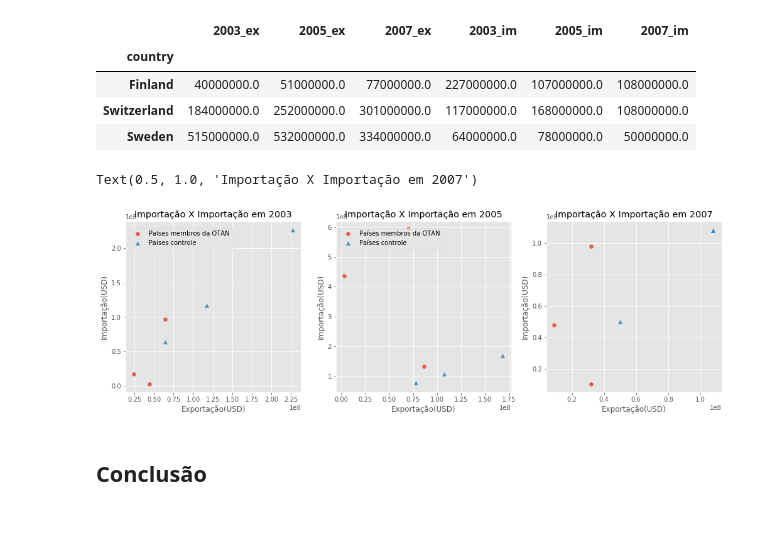
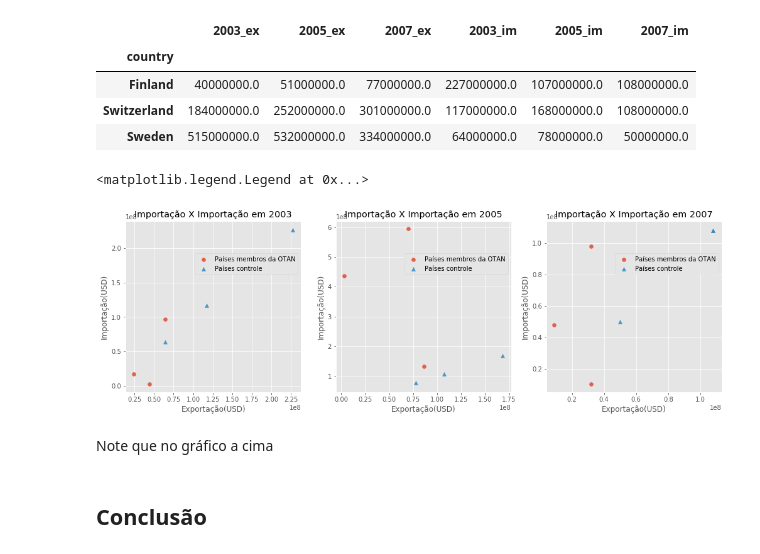
Before and after one commit to VergaraC/Ciencia_dos_dados_P1, a Jupyter notebook: P1-Victor_Vergara.ipynb, the cells around one changed output. Cells and saved outputs as stored; diff of their text form; code cells hidden in the pictures; blank space fills up the shorter version.

```diff
--- a/P1-Victor_Vergara.ipynb
+++ b/P1-Victor_Vergara.ipynb
@@ -157,37 +157,39 @@ data_controle
 # %%
 plt.figure(figsize=(17,5))
 
 plt.rc('legend', fontsize=10)
 plt.rc('font', size=10)
 
 plt.subplot(131)
 
 plt.scatter(data_membros['2003_ex'], data_membros['2003_im'], marker='o', alpha=0.85)
 plt.scatter(data_controle['2003_im'], data_controle['2003_im'],marker='^', alpha=0.85)
 plt.xlabel('Exportação(USD)')
 plt.ylabel('Importação(USD)')
 plt.title('Importação X Importação em 2003')
-plt.legend(('Países membros da OTAN','Países controle'),loc='center left', bbox_to_anchor=(0,0.9))
+plt.legend(('Países membros da OTAN','Países controle'),loc='center right', bbox_to_anchor=(1,0.75))
 
 plt.subplot(132)
 
 plt.scatter(data_membros['2005_ex'], data_membros['2005_im'], marker='o', alpha=0.85)
 plt.scatter(data_controle['2005_im'], data_controle['2005_im'],marker='^', alpha=0.85)
 plt.xlabel('Exportação(USD)')
 plt.ylabel('Importação(USD)')
 plt.title('Importação X Importação em 2005')
-plt.legend(('Países membros da OTAN','Países controle'),loc='center left', bbox_to_anchor=(0,0.9))
+plt.legend(('Países membros da OTAN','Países controle'),loc='center right', bbox_to_anchor=(1,0.75))
 
 plt.subplot(133)
 
 plt.scatter(data_membros['2007_ex'], data_membros['2007_im'], marker='o', alpha=0.85)
 plt.scatter(data_controle['2007_im'], data_controle['2007_im'],marker='^', alpha=0.85)
 plt.xlabel('Exportação(USD)')
 plt.ylabel('Importação(USD)')
 plt.title('Importação X Importação em 2007')
-#plt.legend(('Países membros da OTAN','Países controle'),loc='center right', bbox_to_anchor=(1,0))
+plt.legend(('Países membros da OTAN','Países controle'),loc='center right', bbox_to_anchor=(1,0.75))
 # %% [output]
-Text(0.5, 1.0, 'Importação X Importação em 2007')
+<matplotlib.legend.Legend at 0x...>
-[figure, old version]
+[figure, new version]
+# %% [markdown]
+Note que no gráfico a cima
 # %% [markdown]
 ## Conclusão
```
